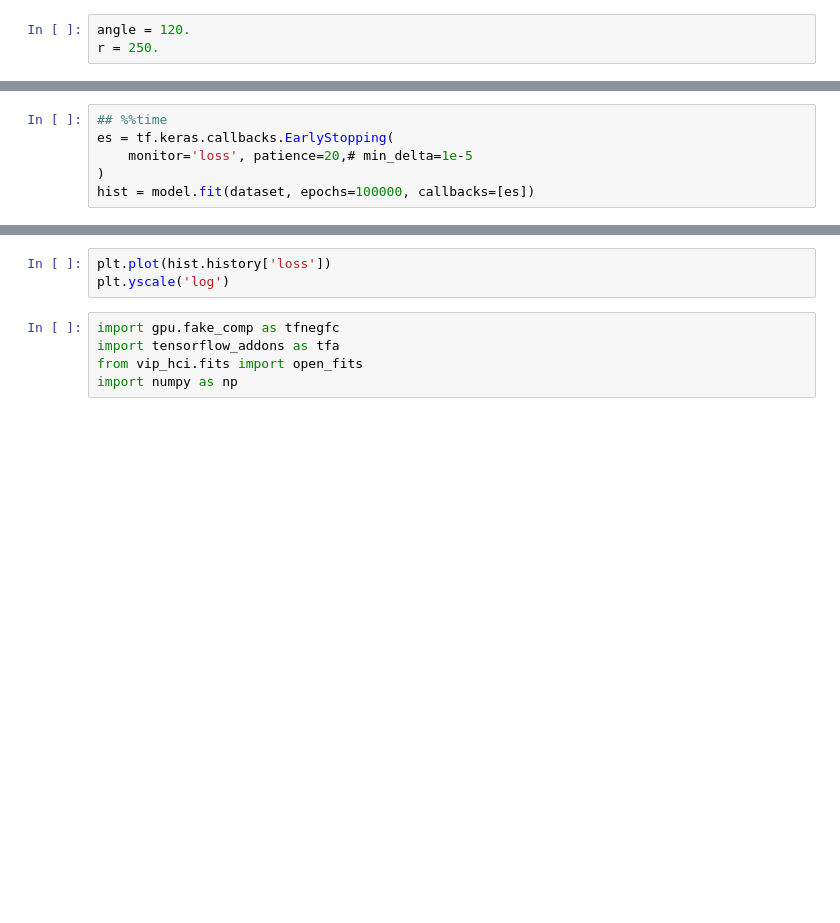
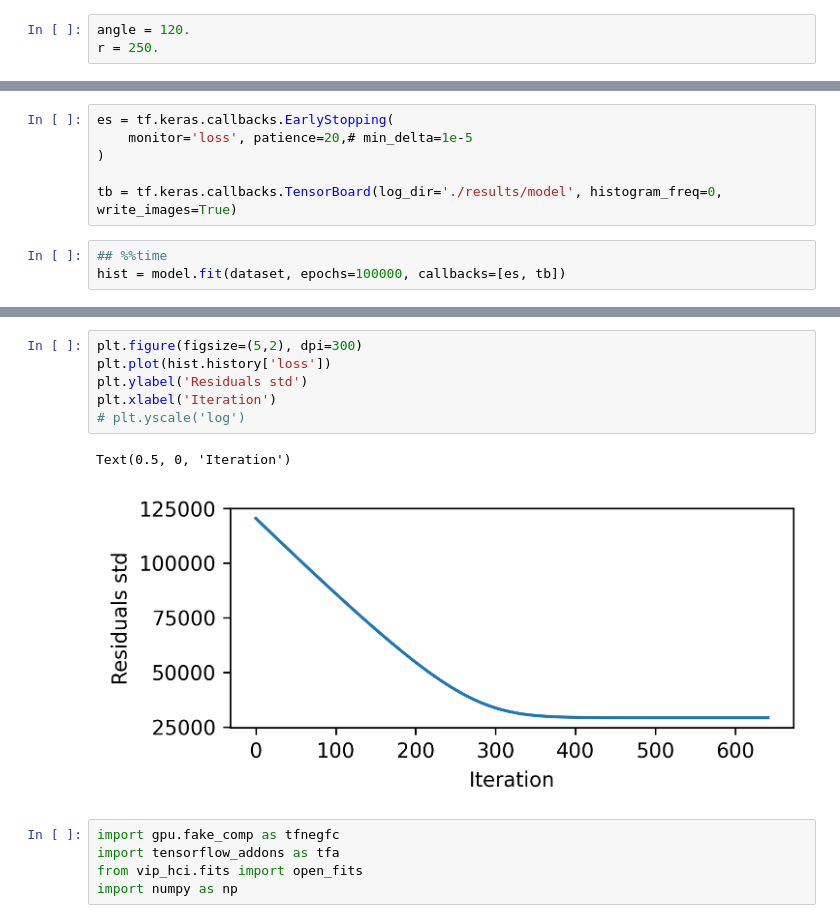
Before and after one commit to yemsnucleus/NEGFC, a Jupyter notebook: new_model_angle.ipynb, the cells around one changed output, grey strips where cells are left out. Saved outputs shown, nothing was run; the diff lists cells and outputs as text; blank space fills up the shorter version.

```diff
--- a/new_model_angle.ipynb
+++ b/new_model_angle.ipynb
@@ -110,7 +141,10 @@ model.compile(loss_fn=loss_fn,
+# %%
+es = tf.keras.callbacks.EarlyStopping(
+    monitor='loss', patience=20,# min_delta=1e-5
+)
+
+tb = tf.keras.callbacks.TensorBoard(log_dir='./results/model', histogram_freq=0, write_images=True)
 # %%
 ## %%time
-es = tf.keras.callbacks.EarlyStopping(
-    monitor='loss', patience=20,# min_delta=1e-5
-)
-hist = model.fit(dataset, epochs=100000, callbacks=[es])
+hist = model.fit(dataset, epochs=100000, callbacks=[es, tb])
 # %% [output]
@@ -134,6 +168,12 @@ Epoch 33/100000
 # %%
+plt.figure(figsize=(5,2), dpi=300)
 plt.plot(hist.history['loss'])
-plt.yscale('log')
+plt.ylabel('Residuals std')
+plt.xlabel('Iteration')
+# plt.yscale('log')
+# %% [output]
+Text(0.5, 0, 'Iteration')
+[figure, added]
 # %%
 import gpu.fake_comp as tfnegfc
 import tensorflow_addons as tfa
```
Also changed, not shown: parts of 15 cells of this notebook, 1 other file.
